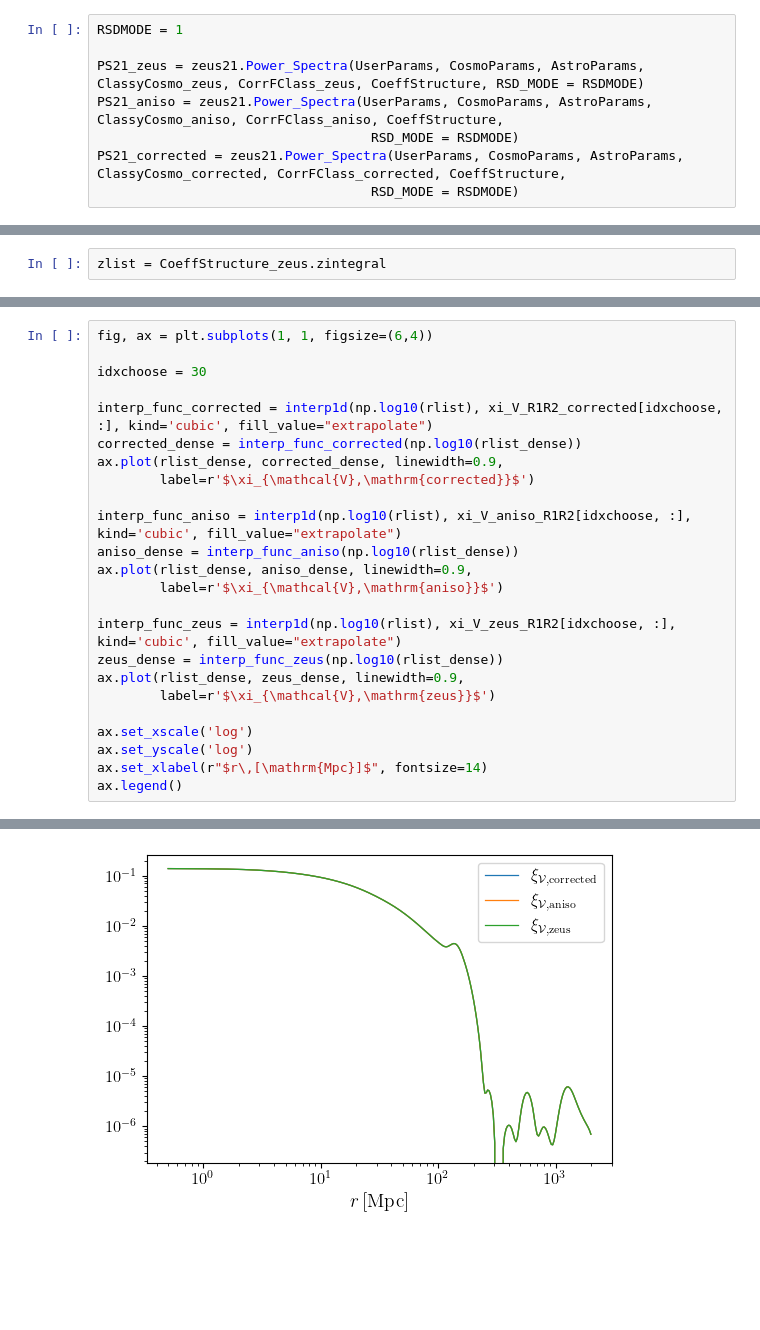
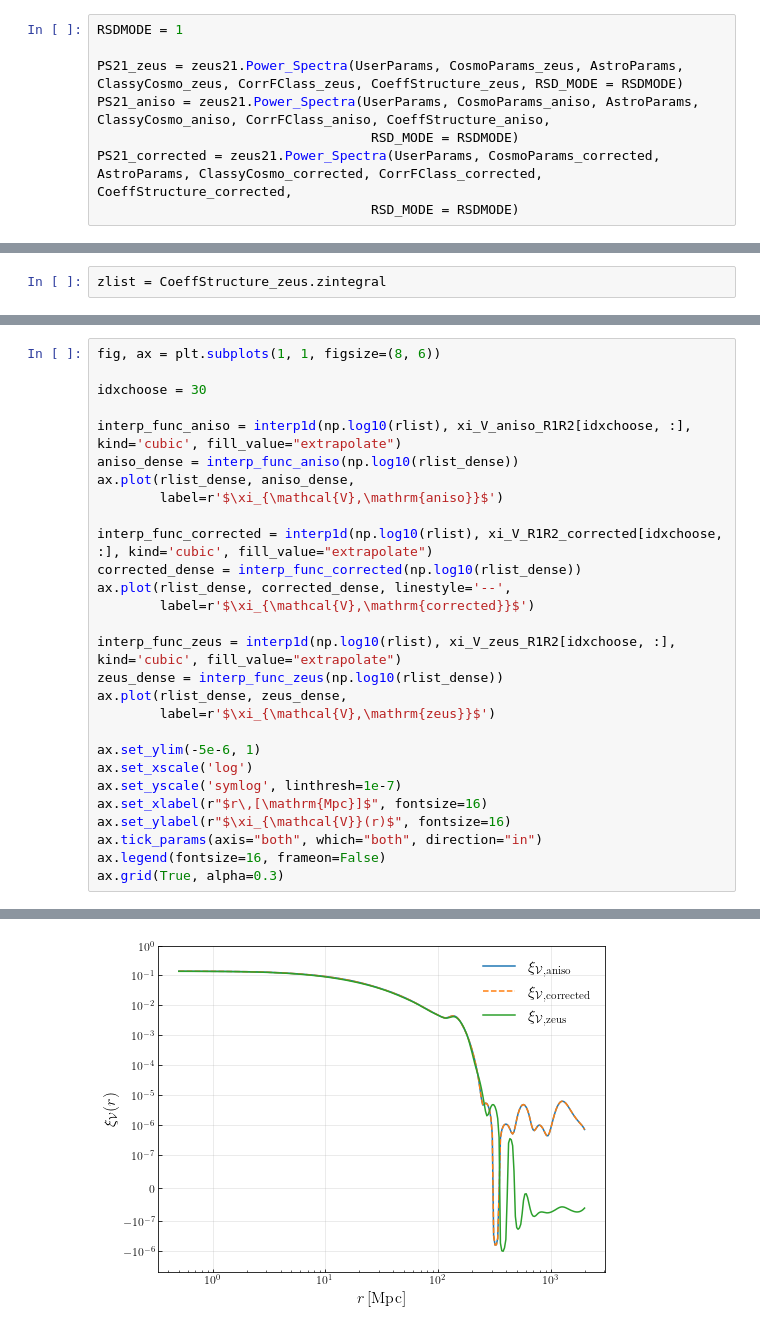
Before and after one commit to ryanyrzh/Zeus21, a Jupyter notebook: aniso_tests/xi_U_comparison.ipynb, the cells around one changed output, grey strips where cells are left out. Cells and saved outputs as stored; diff of their text form; blank space fills up the shorter version.

```diff
--- a/aniso_tests/xi_U_comparison.ipynb
+++ b/aniso_tests/xi_U_comparison.ipynb
@@ -345,10 +346,10 @@ np.float64(-2.541689107405365e-07)
 # %%
 RSDMODE = 1
 
-PS21_zeus = zeus21.Power_Spectra(UserParams, CosmoParams, AstroParams, ClassyCosmo_zeus, CorrFClass_zeus, CoeffStructure, RSD_MODE = RSDMODE)
-PS21_aniso = zeus21.Power_Spectra(UserParams, CosmoParams, AstroParams, ClassyCosmo_aniso, CorrFClass_aniso, CoeffStructure,
+PS21_zeus = zeus21.Power_Spectra(UserParams, CosmoParams_zeus, AstroParams, ClassyCosmo_zeus, CorrFClass_zeus, CoeffStructure_zeus, RSD_MODE = RSDMODE)
+PS21_aniso = zeus21.Power_Spectra(UserParams, CosmoParams_aniso, AstroParams, ClassyCosmo_aniso, CorrFClass_aniso, CoeffStructure_aniso,
                                    RSD_MODE = RSDMODE)
-PS21_corrected = zeus21.Power_Spectra(UserParams, CosmoParams, AstroParams, ClassyCosmo_corrected, CorrFClass_corrected, CoeffStructure,
+PS21_corrected = zeus21.Power_Spectra(UserParams, CosmoParams_corrected, AstroParams, ClassyCosmo_corrected, CorrFClass_corrected, CoeffStructure_corrected,
                                    RSD_MODE = RSDMODE)
 # %%
 from scipy.interpolate import interp1d
@@ -421,26 +423,30 @@ plt.tight_layout()
 [figure]
 # %%
-fig, ax = plt.subplots(1, 1, figsize=(6,4))
+fig, ax = plt.subplots(1, 1, figsize=(8, 6))
 
 idxchoose = 30
 
+interp_func_aniso = interp1d(np.log10(rlist), xi_V_aniso_R1R2[idxchoose, :], kind='cubic', fill_value="extrapolate")
+aniso_dense = interp_func_aniso(np.log10(rlist_dense))
+ax.plot(rlist_dense, aniso_dense,
+        label=r'$\xi_{\mathcal{V},\mathrm{aniso}}$')
+
 interp_func_corrected = interp1d(np.log10(rlist), xi_V_R1R2_corrected[idxchoose, :], kind='cubic', fill_value="extrapolate")
 corrected_dense = interp_func_corrected(np.log10(rlist_dense))
-ax.plot(rlist_dense, corrected_dense, linewidth=0.9,
+ax.plot(rlist_dense, corrected_dense, linestyle='--',
         label=r'$\xi_{\mathcal{V},\mathrm{corrected}}$')
-
-interp_func_aniso = interp1d(np.log10(rlist), xi_V_aniso_R1R2[idxchoose, :], kind='cubic', fill_value="extrapolate")
-aniso_dense = interp_func_aniso(np.log10(rlist_dense))
-ax.plot(rlist_dense, aniso_dense, linewidth=0.9,
-        label=r'$\xi_{\mathcal{V},\mathrm{aniso}}$')
 
 interp_func_zeus = interp1d(np.log10(rlist), xi_V_zeus_R1R2[idxchoose, :], kind='cubic', fill_value="extrapolate")
 zeus_dense = interp_func_zeus(np.log10(rlist_dense))
-ax.plot(rlist_dense, zeus_dense, linewidth=0.9,
+ax.plot(rlist_dense, zeus_dense,
         label=r'$\xi_{\mathcal{V},\mathrm{zeus}}$')
 
+ax.set_ylim(-5e-6, 1)
 ax.set_xscale('log')
-ax.set_yscale('log')
-ax.set_xlabel(r"$r\,[\mathrm{Mpc}]$", fontsize=14)
-ax.legend()
+ax.set_yscale('symlog', linthresh=1e-7)
+ax.set_xlabel(r"$r\,[\mathrm{Mpc}]$", fontsize=16)
+ax.set_ylabel(r"$\xi_{\mathcal{V}}(r)$", fontsize=16)
+ax.tick_params(axis="both", which="both", direction="in")
+ax.legend(fontsize=16, frameon=False)
+ax.grid(True, alpha=0.3)
 # %% [output]
@@ -448 +454 @@ ax.legend()
-[figure, old version]
+[figure, new version]
```
Also changed, not shown: parts of 6 cells of this notebook.
